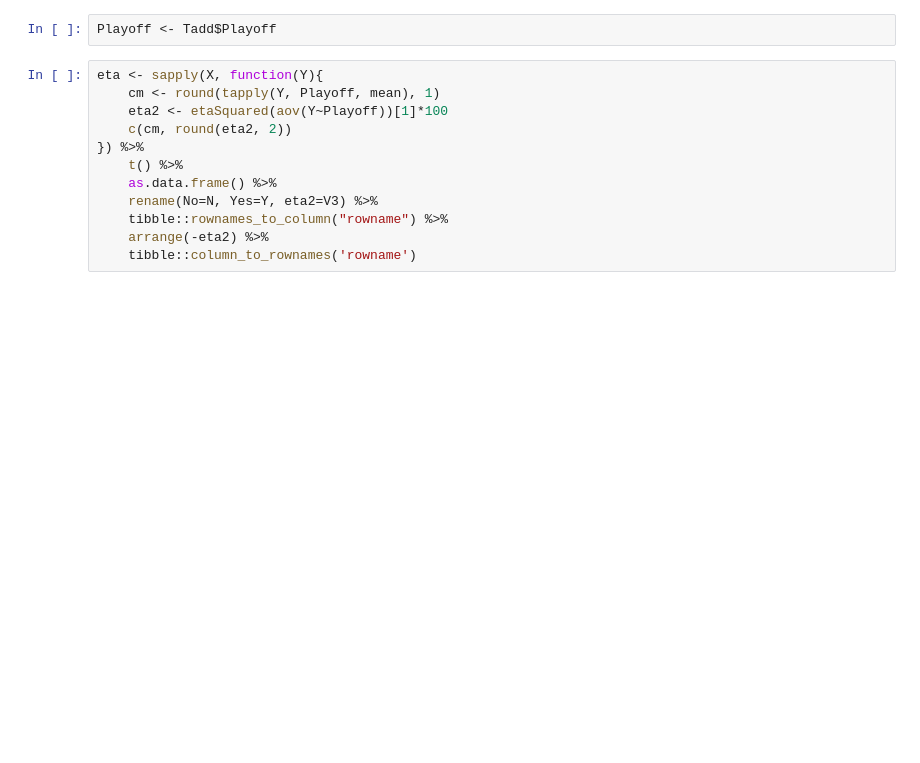
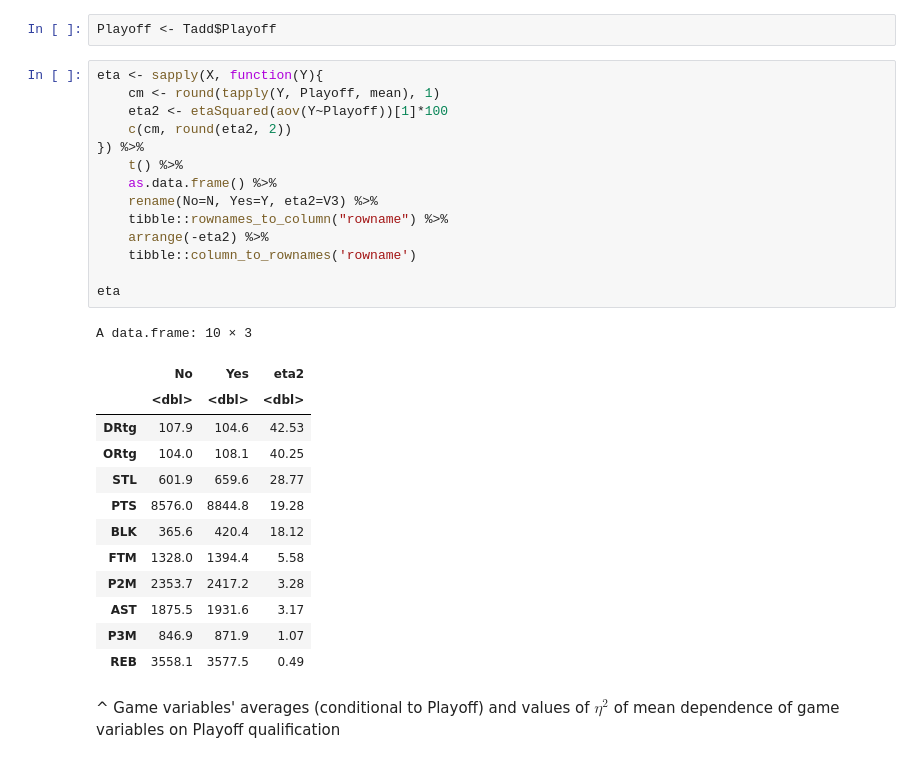
Before and after one commit to rajansawhney/basketball-data-science, a Jupyter notebook: notebooks/02-discovering-patterns-in-data.ipynb, the cells around one changed output. Saved outputs shown, nothing was run; the diff lists cells and outputs as text; blank space fills up the shorter version.

Commit message:
mean dependence

```diff
--- a/notebooks/02-discovering-patterns-in-data.ipynb
+++ b/notebooks/02-discovering-patterns-in-data.ipynb
@@ -214,12 +249,30 @@ Playoff <- Tadd$Playoff
 # %%
 eta <- sapply(X, function(Y){
     cm <- round(tapply(Y, Playoff, mean), 1)
     eta2 <- etaSquared(aov(Y~Playoff))[1]*100
     c(cm, round(eta2, 2))
 }) %>%
     t() %>%
     as.data.frame() %>%
     rename(No=N, Yes=Y, eta2=V3) %>%
     tibble::rownames_to_column("rowname") %>%
     arrange(-eta2) %>%
     tibble::column_to_rownames('rowname')
+
+eta
+# %% [output]
+A data.frame: 10 × 3
+|  | No | Yes | eta2 |
+|  | <dbl> | <dbl> | <dbl> |
+| DRtg | 107.9 | 104.6 | 42.53 |
+| ORtg | 104.0 | 108.1 | 40.25 |
+| STL | 601.9 | 659.6 | 28.77 |
+| PTS | 8576.0 | 8844.8 | 19.28 |
+| BLK | 365.6 | 420.4 | 18.12 |
+| FTM | 1328.0 | 1394.4 | 5.58 |
+| P2M | 2353.7 | 2417.2 | 3.28 |
+| AST | 1875.5 | 1931.6 | 3.17 |
+| P3M | 846.9 | 871.9 | 1.07 |
+| REB | 3558.1 | 3577.5 | 0.49 |
+# %% [markdown]
+^ Game variables' averages (conditional to Playoff) and values of $\eta^2$ of mean dependence of game variables on Playoff qualification
```
Also changed, not shown: parts of 23 cells of this notebook, 1 other file.
